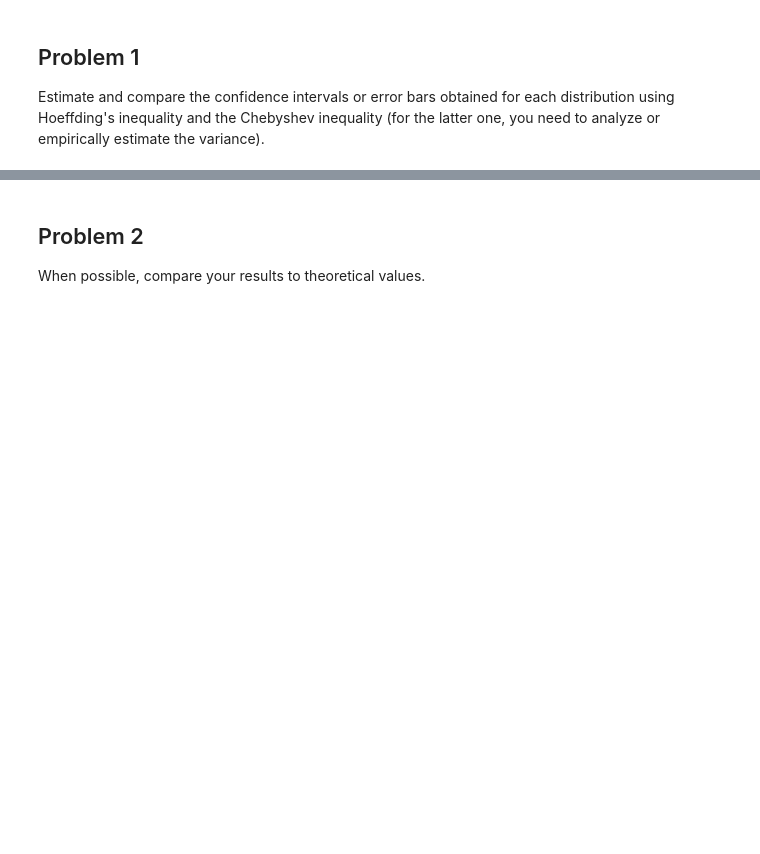
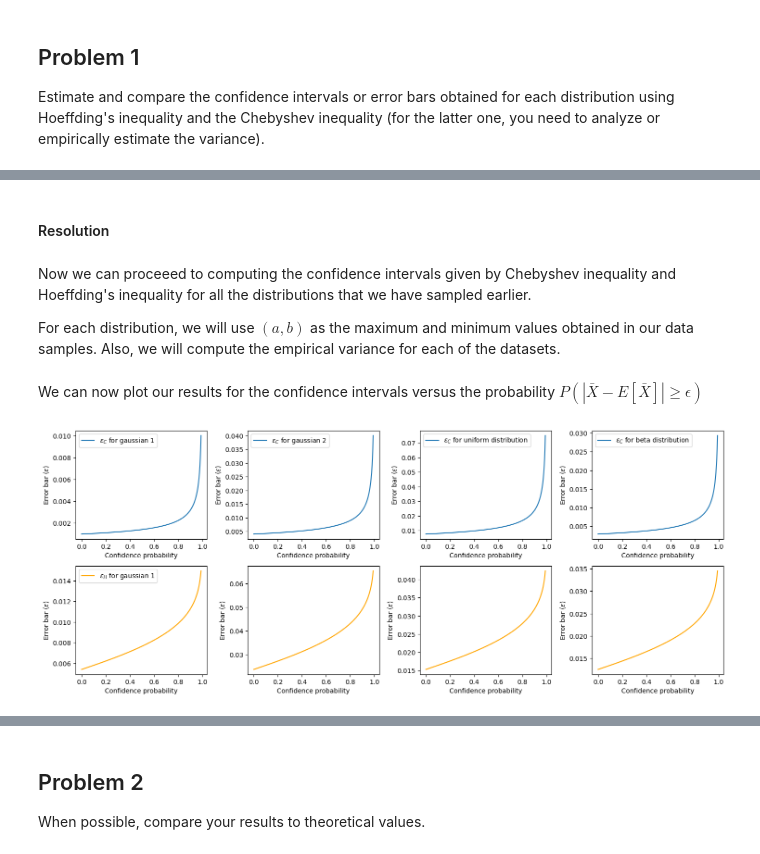
Before and after one commit to brunoperezgomez02/Quantum_Machine_Learning_UIMP_QT_Master, a Jupyter notebook: Exercise_1/Ex_1_JJB.ipynb, the cells around one changed output, grey strips where cells are left out. Saved outputs shown, nothing was run; the diff lists cells and outputs as text; code cells hidden in the pictures; blank space fills up the shorter version.

```diff
--- a/Exercise_1/Ex_1_JJB.ipynb
+++ b/Exercise_1/Ex_1_JJB.ipynb
@@ -105,0 +106,12 @@ Notice that Chebyshev requires computing the empirical variance and Hoeffding re
+# %%
+def eps_H (P,a,b,n):
+    return np.abs(a-b) * np.sqrt((np.log(P/2)) / (-2*n))
+
+def eps_C (P, Var, n):
+    return np.sqrt(Var / (n*P))
+# %% [markdown]
+#### Resolution
+# %% [markdown]
+Now we can proceeed to computing the confidence intervals given by Chebyshev inequality and Hoeffding's inequality for all the distributions that we have sampled earlier.
+
+For each distribution, we will use $(a,b)$ as the maximum and minimum values obtained in our data samples. Also, we will compute the empirical variance for each of the datasets.
@@ -105,0 +163,40 @@ Notice that Chebyshev requires computing the empirical variance and Hoeffding re
+# %% [markdown]
+We can now plot our results for the confidence intervals versus the probability $P(|\bar{X} - E[\bar{X}]| \ge \epsilon)$
+# %%
+figeps, axeps = plt.subplots(nrows=2, ncols=4, figsize=(15, 6))
+
+# Gaussian 1
+axeps[0][0].plot(Probs_inside, eps_C_gauss1, label = r'$\epsilon_C$ for gaussian 1')
+axeps[1][0].plot(Probs_inside, eps_H_gauss1, label = r'$\epsilon_H$ for gaussian 1', color = 'orange')
+axeps[0][0].legend(); axeps[1][0].legend()
+
+axeps[0][0].set_xlabel('Confidence probability'); axeps[0][0].set_ylabel(r'Error bar ($\epsilon$)')
+axeps[1][0].set_xlabel('Confidence probability'); axeps[1][0].set_ylabel(r'Error bar ($\epsilon$)')
+
+# Gaussian 2
+axeps[0][1].plot(Probs_inside, eps_C_gauss2, label = r'$\epsilon_C$ for gaussian 2')
+axeps[1][1].plot(Probs_inside, eps_H_gauss2, label = r'$\epsilon_H$ for gaussian 2', color = 'orange')
+axeps[0][1].legend(); axeps[1][0].legend()
+
+axeps[0][1].set_xlabel('Confidence probability'); axeps[0][1].set_ylabel(r'Error bar ($\epsilon$)')
+axeps[1][1].set_xlabel('Confidence probability'); axeps[1][1].set_ylabel(r'Error bar ($\epsilon$)')
+
+# Uniform distribution
+axeps[0][2].plot(Probs_inside, eps_C_uniform, label = r'$\epsilon_C$ for uniform distribution')
+axeps[1][2].plot(Probs_inside, eps_H_uniform, label = r'$\epsilon_H$ for uniform distribution', color = 'orange')
+axeps[0][2].legend(); axeps[1][0].legend()
+
+axeps[0][2].set_xlabel('Confidence probability'); axeps[0][2].set_ylabel(r'Error bar ($\epsilon$)')
+axeps[1][2].set_xlabel('Confidence probability'); axeps[1][2].set_ylabel(r'Error bar ($\epsilon$)')
+
+# Beta distribution
+axeps[0][3].plot(Probs_inside, eps_C_beta, label = r'$\epsilon_C$ for beta distribution')
+axeps[1][3].plot(Probs_inside, eps_H_beta, label = r'$\epsilon_H$ for beta distribution', color = 'orange')
+axeps[0][3].legend(); axeps[1][0].legend()
+
+axeps[0][3].set_xlabel('Confidence probability'); axeps[0][3].set_ylabel(r'Error bar ($\epsilon$)')
+axeps[1][3].set_xlabel('Confidence probability'); axeps[1][3].set_ylabel(r'Error bar ($\epsilon$)')
+
+plt.tight_layout()
+# %% [output]
+[figure, added]
```
Also changed, not shown: parts of 8 cells of this notebook.
